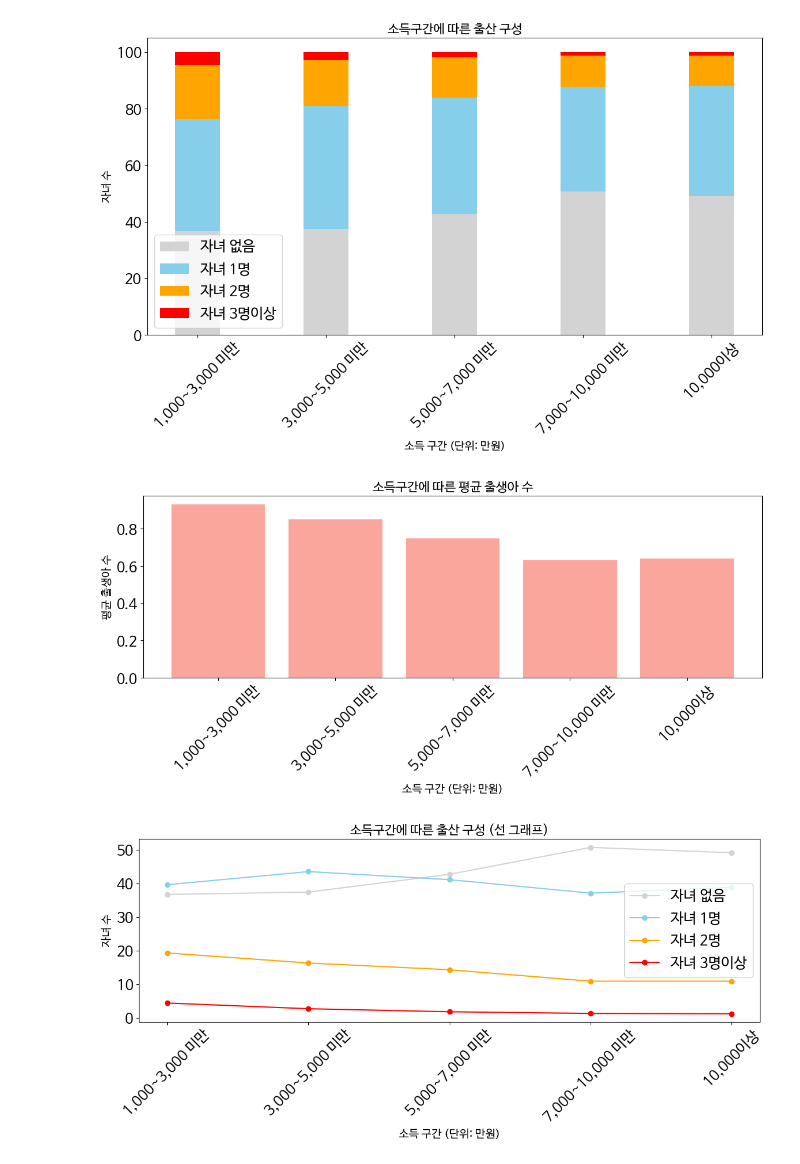
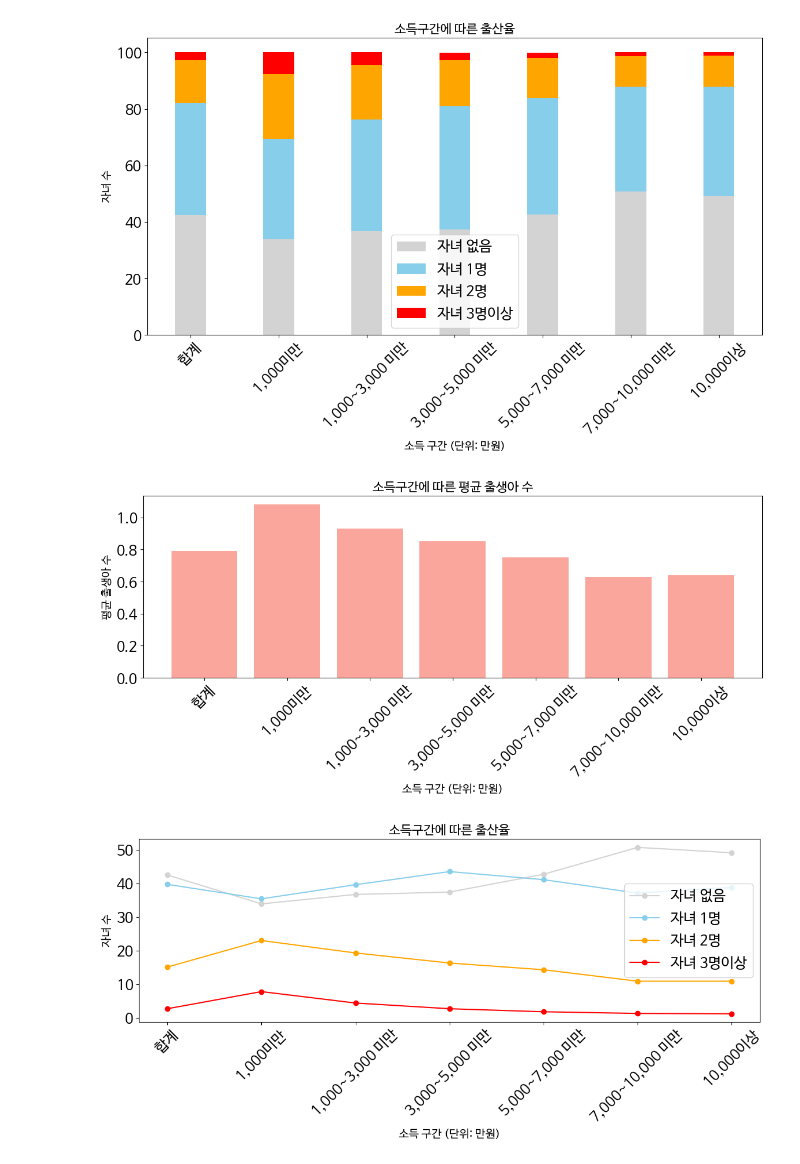
Before and after one commit to olloz8/BigData2024, a Jupyter notebook: Income_Group_Birth_Rate.ipynb, the cells around one changed output. Drawn from its saved outputs; the diff is of its cells as text; code cells hidden in the pictures.

```diff
--- a/Income_Group_Birth_Rate.ipynb
+++ b/Income_Group_Birth_Rate.ipynb
@@ -39,8 +39,9 @@ plt.rcParams.update({'font.size': 18, 'font.family': 'NanumGothic'})
 
 # CSV 파일 읽기
 df = pd.read_csv('birthrate.csv', encoding='utf-8')
-print(df)
-print("====================================================================")
+
+# 데이터 타입 확인
+print(df.dtypes)
 
 # 첫 두 행 제거
 df = df.drop(index=[0, 1])
@@ -51,18 +52,25 @@ df.columns = ['소득구간', '합계', '자녀없음', '자녀있음_소계', '
 # 소득 구간에서 "만원" 제거
 df['소득구간'] = df['소득구간'].str.replace('만원', '', regex=False).str.strip()
 
-# 데이터 타입 변환
+# 숫자형 데이터로 변환
 numeric_columns = ['합계', '자녀없음', '자녀있음_소계', '자녀1명', '자녀2명', '자녀3명이상', '평균_출생아수']
-df[numeric_columns] = df[numeric_columns].astype(float)
+for col in numeric_columns:
+    df[col] = df[col].str.replace(',', '', regex=False)  # 쉼표 제거
+    df[col] = pd.to_numeric(df[col], errors='coerce')  # 숫자로 변환, 변환 실패 시 NaN으로
 
-print(df)
+# 결측값 처리 (필요에 따라)
+df = df.dropna(subset=numeric_columns)  # 결측값이 있는 행 제거
+
+# 데이터 타입 확인
+print(df.dtypes)
 
 # 데이터 준비
-x_labels = df['소득구간'][2:]
-children_none = df['자녀없음'][2:].to_numpy()
-children_1 = df['자녀1명'][2:].to_numpy()
-children_2 = df['자녀2명'][2:].to_numpy()
-children_3_plus = df['자녀3명이상'][2:].to_numpy()
+x_labels = df['소득구간']
+children_none = df['자녀없음'].to_numpy()
+children_1 = df['자녀1명'].to_numpy()
+children_2 = df['자녀2명'].to_numpy()
+children_3_plus = df['자녀3명이상'].to_numpy()
+average_births = df['평균_출생아수'].to_numpy()
 
 # 막대 그래프 설정 (그래프 크기 조정)
 plt.figure(figsize=(12, 8))
@@ -76,79 +84,51 @@ plt.bar(x, children_2, width=bar_width, bottom=children_none + children_1, label
 plt.bar(x, children_3_plus, width=bar_width, bottom=children_none + children_1 + children_2, label='자녀 3명이상', color='red')
 
 # 그래프 제목 및 레이블 설정
-plt.title('소득구간에 따른 출산 구성', fontsize=16)
+plt.title('소득구간에 따른 출산율', fontsize=16)
 plt.xlabel('소득 구간 (단위: 만원)', fontsize=14)
 plt.ylabel('자녀 수', fontsize=14)
 plt.xticks(x, x_labels, rotation=45)
 
 # 범례 추가
 plt.legend()
-
-# 그래프 표시
 plt.tight_layout()
 plt.show()
 
-# 데이터 준비
-x_labels = df['소득구간'][2:]
-average_births = df['평균_출생아수'][2:].to_numpy()
-
 # 평균 출생아 수 그래프 설정
 plt.figure(figsize=(12, 6))
-
-# 바 차트로 평균 출생아 수 시각화
 plt.bar(x_labels, average_births, color='salmon', alpha=0.7)
-
-# 그래프 제목 및 레이블 설정
 plt.title('소득구간에 따른 평균 출생아 수', fontsize=16)
 plt.xlabel('소득 구간 (단위: 만원)', fontsize=14)
 plt.ylabel('평균 출생아 수', fontsize=14)
-
-# 그래프 표시
 plt.xticks(rotation=45)
 plt.tight_layout()
 plt.show()
 
 # 선 그래프 설정
 plt.figure(figsize=(12, 6))
-
-# 각 자녀 수에 대한 선 그래프 그리기
 plt.plot(x_labels, children_none, label='자녀 없음', marker='o', color='lightgray')
 plt.plot(x_labels, children_1, label='자녀 1명', marker='o', color='skyblue')
 plt.plot(x_labels, children_2, label='자녀 2명', marker='o', color='orange')
 plt.plot(x_labels, children_3_plus, label='자녀 3명이상', marker='o', color='red')
-
-# 그래프 제목 및 레이블 설정
-plt.title('소득구간에 따른 출산 구성 (선 그래프)', fontsize=16)
+plt.title('소득구간에 따른 출산율', fontsize=16)
 plt.xlabel('소득 구간 (단위: 만원)', fontsize=14)
 plt.ylabel('자녀 수', fontsize=14)
 plt.xticks(rotation=45)
-
-# 범례 추가
 plt.legend()
-
-# 그래프 표시
 plt.tight_layout()
 plt.show()
 
 # 산점도 설정
 plt.figure(figsize=(12, 6))
-
-# 각 자녀 수에 대한 산점도 그리기
 plt.scatter(x_labels, children_none, label='자녀 없음', color='lightgray')
 plt.scatter(x_labels, children_1, label='자녀 1명', color='skyblue')
 plt.scatter(x_labels, children_2, label='자녀 2명', color='orange')
 plt.scatter(x_labels, children_3_plus, label='자녀 3명이상', color='red')
-
-# 그래프 제목 및 레이블 설정
-plt.title('소득구간에 따른 출산 구성 (산점도)', fontsize=16)
+plt.title('소득구간에 따른 출산율', fontsize=16)
 plt.xlabel('소득 구간 (단위: 만원)', fontsize=14)
 plt.ylabel('자녀 수', fontsize=14)
 plt.xticks(rotation=45)
-
-# 범례 추가
 plt.legend()
-
-# 그래프 표시
 plt.tight_layout()
 plt.show()
 
@@ -156,17 +136,16 @@ plt.show()
 statistics = df[numeric_columns].describe()
 median = df[numeric_columns].median()
 variance = df[numeric_columns].var()
-
 print("기초 통계 정보:\n", statistics)
 print("\n중앙값:\n", median)
 print("\n분산:\n", variance)
 
-# 상관 분석
-correlation = df[numeric_columns].corr()
+# 상관분석 (합계를 제외한 열로)
+correlation = df[numeric_columns].drop(columns=['합계']).corr()
 print("\n상관관계:\n", correlation)
 
-# 회귀 분석
-X = df[numeric_columns].drop(columns=['평균_출생아수'])
+# 회귀 분석 (합계를 제외한 열로)
+X = df[numeric_columns].drop(columns=['평균_출생아수', '합계'])  # '합계' 열 제외
 y = df['평균_출생아수']
 X = sm.add_constant(X)
 model = sm.OLS(y, X).fit()
@@ -196,3 +174,3 @@ print(model.summary())
-[figure, old version]
+[figure, new version]
-[figure, old version]
+[figure, new version]
-[figure, old version]
+[figure, new version]
```
Also changed, not shown: parts of 1 cell of this notebook.
